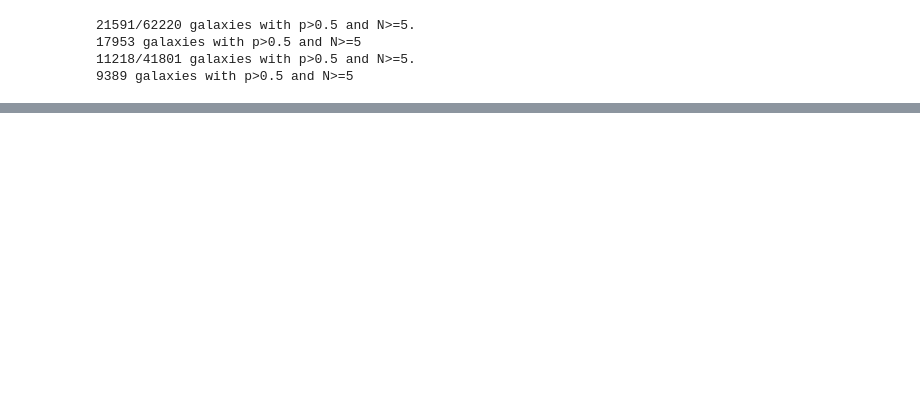
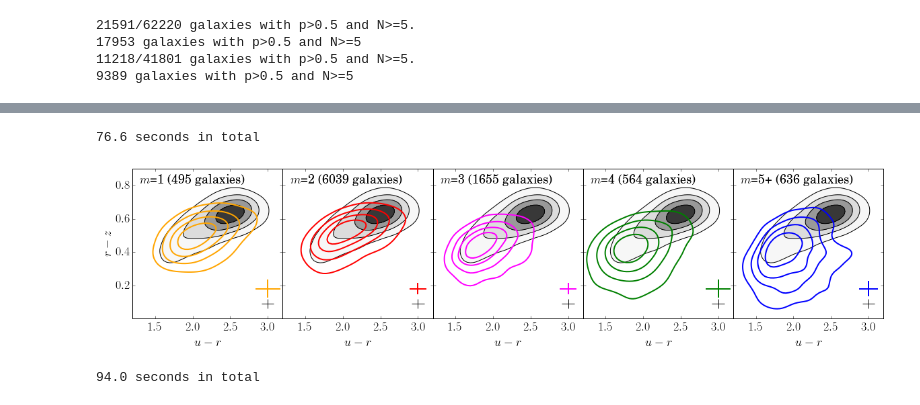
Before and after one commit to RossHart/Debiasing, a Jupyter notebook: Plotting_codes/contour_plots.ipynb, the cells around one changed output, grey strips where cells are left out. Cells and saved outputs as stored; diff of their text form; code cells hidden in the pictures; blank space fills up the shorter version.

```diff
--- a/Plotting_codes/contour_plots.ipynb
+++ b/Plotting_codes/contour_plots.ipynb
@@ -7,6 +7,7 @@ import math
 import random
 import pickle
 import os
+import time
 
 %matplotlib inline
 import matplotlib as mpl
@@ -17,6 +18,10 @@ plt.rcParams['figure.figsize'] = (10.0, 8)
 plt.rcParams['font.size'] = 18
 mpl.ticker.AutoLocator.default_params['nbins'] = 5
 mpl.ticker.AutoLocator.default_params['prune'] = 'both'
+
+mpl.rcParams['ps.useafm'] = True
+mpl.rcParams['pdf.use14corefonts'] = True
+mpl.rcParams['text.usetex'] = True
 # %%
 from sklearn.cross_validation import KFold
 from sklearn.neighbors import KernelDensity
@@ -123,6 +338,3 @@ ml_spirals,ml_assignments = get_spirals_and_assignments(ml_data,questions)
 17953 galaxies with p>0.5 and N>=5
 11218/41801 galaxies with p>0.5 and N>=5.
 9389 galaxies with p>0.5 and N>=5
-# %%
-colors = ['r','b','g','y']
-colors_long = ['orange','r','magenta','g','blue','cyan','k']
@@ -322,0 +341,60 @@ for m in range(5):
+# %%
+xr = [0,4]
+yr = [0,1]
+x = ['PETROMAG_MU','PETROMAG_MR']
+y = ['PETROMAG_MR','PETROMAG_MZ']
+
+u_cc = get_bandwidth_list(ml_data,ml_spirals,ml_assignments,
+                          x,y,x_range=xr,y_range=yr)
+# %% [output]
+76.6 seconds in total
+# %%
+fig,axarr = plt.subplots(1,5,figsize=(20,4),sharex=True,sharey=True)
+plt.subplots_adjust(hspace=0,wspace=0)
+axarr = axarr.ravel()
+#fig.delaxes(axarr[-1])
+
+contour(ml_data,u_cc[0],x,y,axarr,x_range=xr,y_range=yr,filled=True)
+
+for m in range(5):
+    spirals_m = ml_spirals[ml_assignments == m]
+    ax = axarr[m]
+    bandwidth = u_cc[m+1]
+    contour(spirals_m,bandwidth,x,y,ax,colour=colors_long[m],filled=False,x_range=xr,y_range=yr)
+
+ax.set_xlim([1.2,3.2])
+ax.set_ylim([0,0.9])
+
+for m in range(5):
+    spirals_m = ml_spirals[ml_assignments == m]
+    ax = axarr[m]
+    bandwidth = u_cc[m+1]
+
+    label = questions['t11_arms_number']['answerlabels'][m]
+    n_gal = len(spirals_m)
+    ax.text(0.05,0.9,'$m$={} ({} galaxies)'.format(label,n_gal),transform=ax.transAxes)
+
+    plot_bandwidth(spirals_m,x,y,axarr[m],[0.9,0.2],bandwidth,linewidth=2,colour=colors_long[m])
+    plot_bandwidth(ml_data,x,y,axarr[m],[0.9,0.1],u_cc[0])
+
+axarr[0].set_ylabel('$r-z$')
+
+for ax in axarr:
+    ax.set_xlabel('$u-r$')
+
+ax.set_yticks([0.2,0.4,0.6,0.8])
+
+plt.savefig('Plotting_codes/figures/cc1.pdf')
+# %% [output]
+[figure, added]
+# %%
+xr = [9.5,12]
+yr = [0,1.5]
+
+x = ['LOGMSTAR_BALDRY06']
+y = ['PETROMAG_MG','PETROMAG_MI']
+
+u_cm = get_bandwidth_list(vl_spirals,vl_spirals,vl_assignments,
+                          x,y,x_range=xr,y_range=yr)
+# %% [output]
+94.0 seconds in total
```
Also changed, not shown: parts of 32 cells of this notebook, 4 other files.
